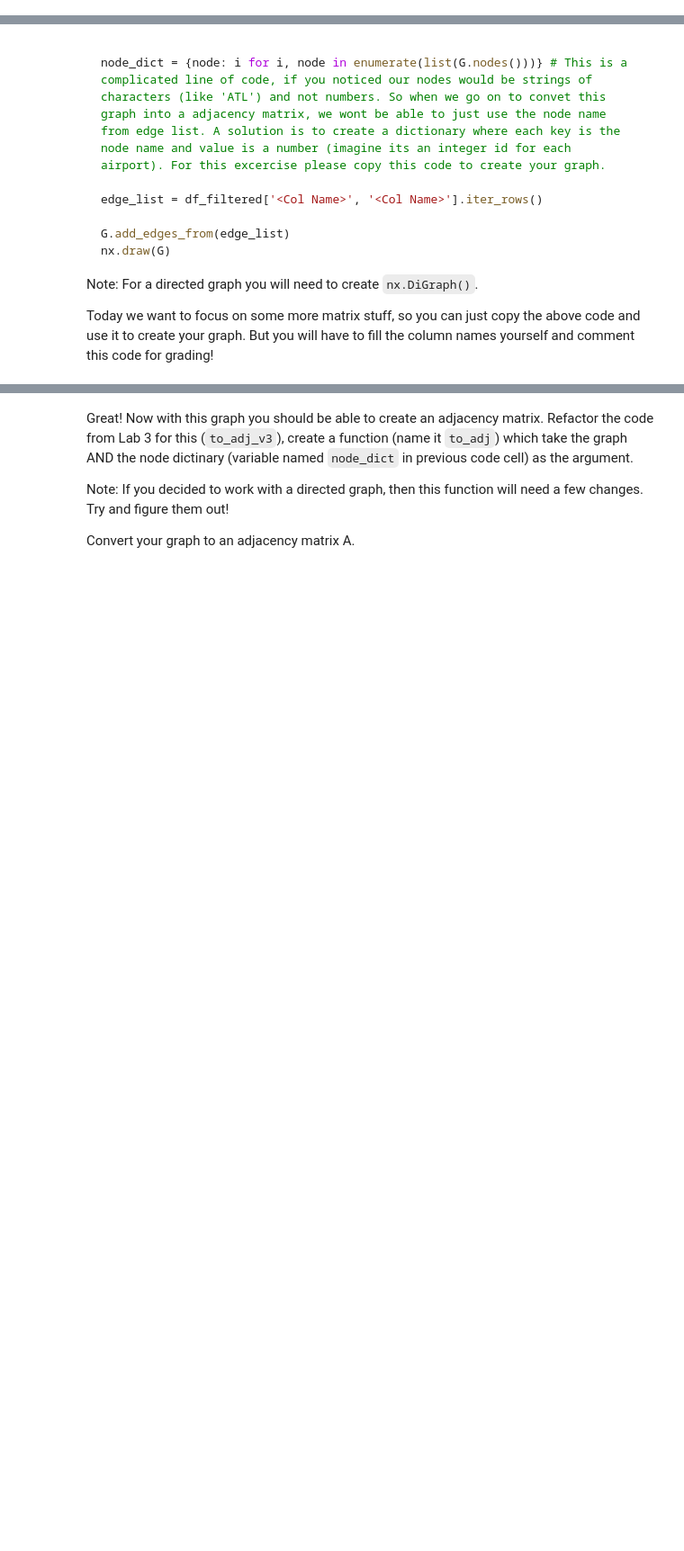
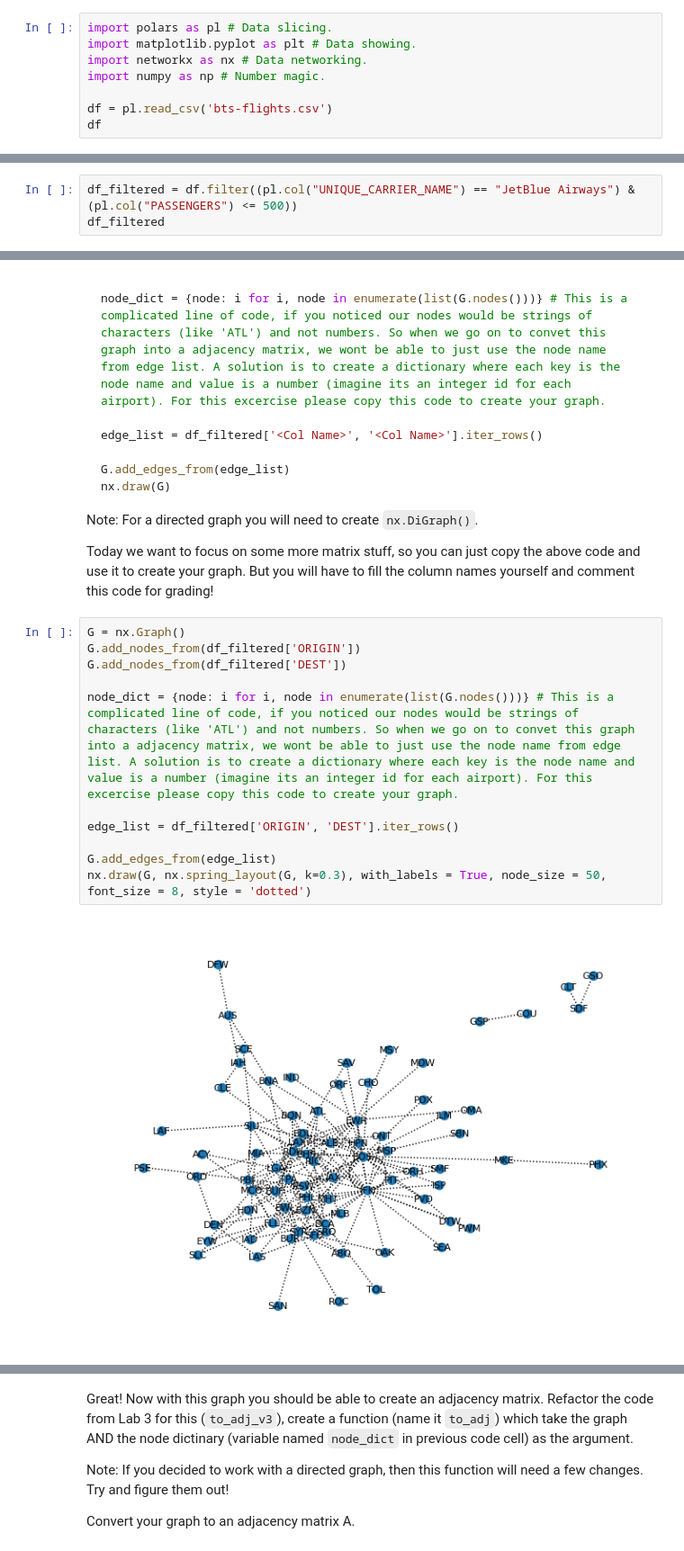
Before and after one commit to rahulsunilkumar/BIOL4559homework, a Jupyter notebook: lab-04.ipynb, the cells around one changed output, grey strips where cells are left out. Shown at 90% size. Drawn from its saved outputs; the diff is of its cells as text; blank space fills up the shorter version.

```diff
--- a/lab-04.ipynb
+++ b/lab-04.ipynb
@@ -24,3 +24,11 @@ Note: We will have periodic check-ins through the class, just to make sure every
 The very first task is to import the required packages, this lab we will work with ***arrays***, ***networks***, ***dataframes***, and ***plots***. (Hint: Packages are `numpy`, `networkx`, `polars`, and `matplotlib.pyplot`; Can you use comments to tell me what package is used to work with what?)
 
 Try importing the required libraries below (dont forget you can use the `as` keyword to give them a shorter alias):
+# %%
+import polars as pl # Data slicing.
+import matplotlib.pyplot as plt # Data showing.
+import networkx as nx # Data networking.
+import numpy as np # Number magic.
+
+df = pl.read_csv('bts-flights.csv')
+df
@@ -58,3 +83,6 @@ Here, we created a new dataframe `df_filtered` and filtered for only `JetBlue Ai
 Sidenote: For more clarity on `filter`, in Polars `df.filter` (where "df" gets replaced with the name of your dataframe) is how we choose to keep only the rows that satisfy our criteria. Its equivalent to asking our DataFrame a `yes-or-no` question for each row and only keeping those that satisfy the `"yes"` answer.
 
 Try filtering for an airline of your choice or just copy the example!
+# %%
+df_filtered = df.filter((pl.col("UNIQUE_CARRIER_NAME") == "JetBlue Airways") & (pl.col("PASSENGERS") <= 500))
+df_filtered
@@ -80,3 +123,16 @@ nx.draw(G)
 Note: For a directed graph you will need to create `nx.DiGraph()`.
 
 Today we want to focus on some more matrix stuff, so you can just copy the above code and use it to create your graph. But you will have to fill the column names yourself and comment this code for grading!
+# %%
+G = nx.Graph()
+G.add_nodes_from(df_filtered['ORIGIN'])
+G.add_nodes_from(df_filtered['DEST'])
+
+node_dict = {node: i for i, node in enumerate(list(G.nodes()))} # This is a complicated line of code, if you noticed our nodes would be strings of characters (like 'ATL') and not numbers. So when we go on to convet this graph into a adjacency matrix, we wont be able to just use the node name from edge list. A solution is to create a dictionary where each key is the node name and value is a number (imagine its an integer id for each airport). For this excercise please copy this code to create your graph.
+
+edge_list = df_filtered['ORIGIN', 'DEST'].iter_rows()
+
+G.add_edges_from(edge_list)
+nx.draw(G, nx.spring_layout(G, k=0.3), with_labels = True, node_size = 50, font_size = 8, style = 'dotted')
+# %% [output]
+[figure, added]
```
Also changed, not shown: parts of 8 cells of this notebook.
